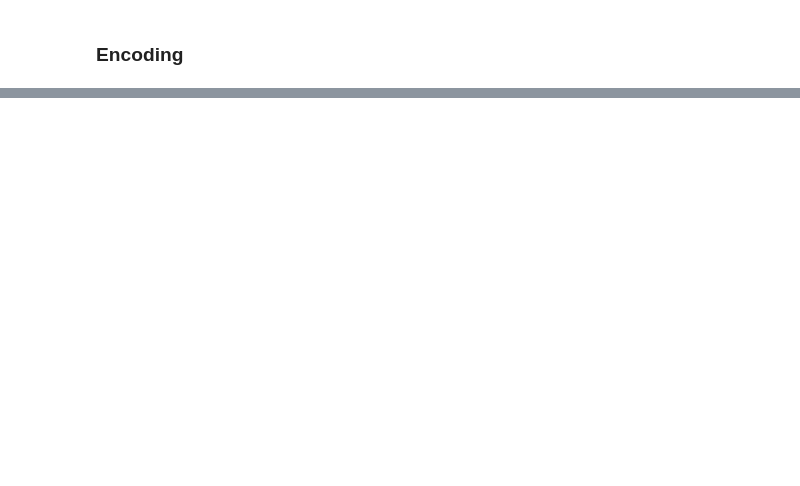
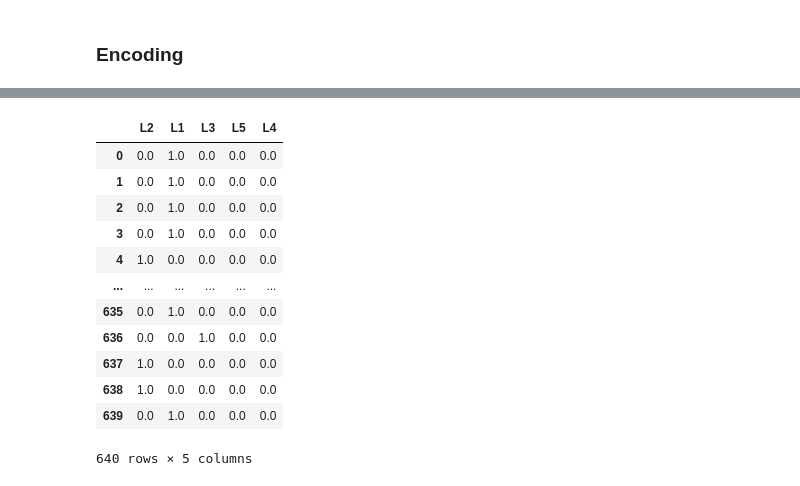
Before and after one commit to malvarezg1/BI, a Jupyter notebook: Laboratorio 2 - Clustering.ipynb, the cells around one changed output, grey strips where cells are left out. Drawn from its saved outputs; the diff is of its cells as text; code cells hidden in the pictures; blank space fills up the shorter version.

```diff
--- a/Laboratorio 2 - Clustering.ipynb
+++ b/Laboratorio 2 - Clustering.ipynb
@@ -244,0 +234,21 @@ enc_dataframeMarriage
+# %%
+edu= labelencoder.fit_transform(data['Education'])
+edu = edu.reshape(len(edu),1)
+edu = enc.fit_transform(edu)
+edu= pd.DataFrame.sparse.from_spmatrix(edu)
+edu =edu.rename(columns={0: 'L2', 1: 'L1',2:'L3',3:'L5',4:'L4'})
+edu
+# %% [output]
+|  | L2 | L1 | L3 | L5 | L4 |
+| 0 | 0.0 | 1.0 | 0.0 | 0.0 | 0.0 |
+| 1 | 0.0 | 1.0 | 0.0 | 0.0 | 0.0 |
+| 2 | 0.0 | 1.0 | 0.0 | 0.0 | 0.0 |
+| 3 | 0.0 | 1.0 | 0.0 | 0.0 | 0.0 |
+| 4 | 1.0 | 0.0 | 0.0 | 0.0 | 0.0 |
+| ... | ... | ... | ... | ... | ... |
+| 635 | 0.0 | 1.0 | 0.0 | 0.0 | 0.0 |
+| 636 | 0.0 | 0.0 | 1.0 | 0.0 | 0.0 |
+| 637 | 1.0 | 0.0 | 0.0 | 0.0 | 0.0 |
+| 638 | 1.0 | 0.0 | 0.0 | 0.0 | 0.0 |
+| 639 | 0.0 | 1.0 | 0.0 | 0.0 | 0.0 |
+640 rows × 5 columns
```
Also changed, not shown: parts of 13 cells of this notebook.
